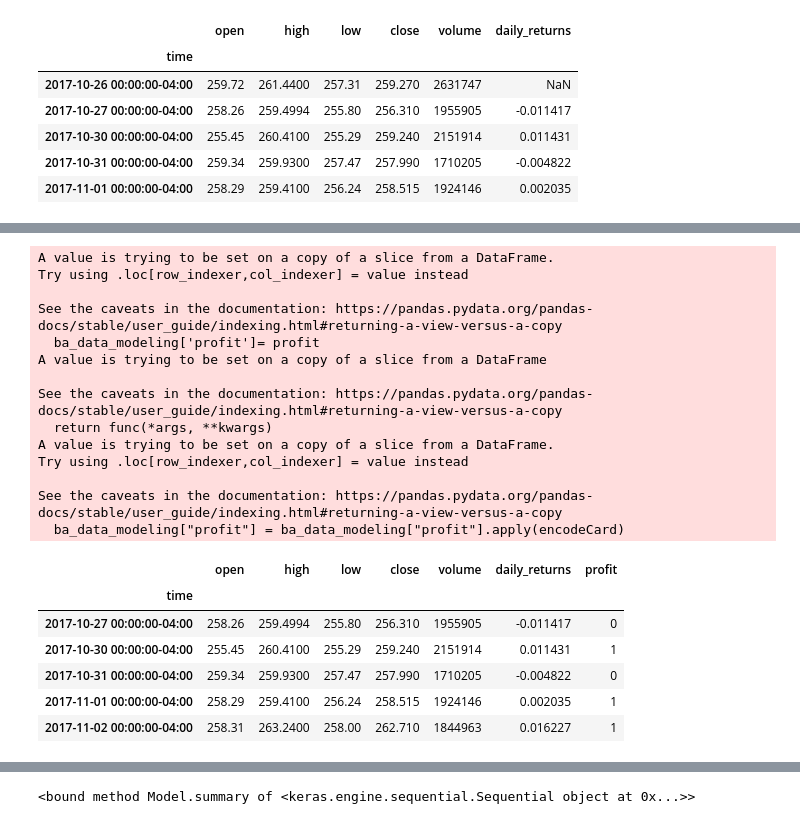
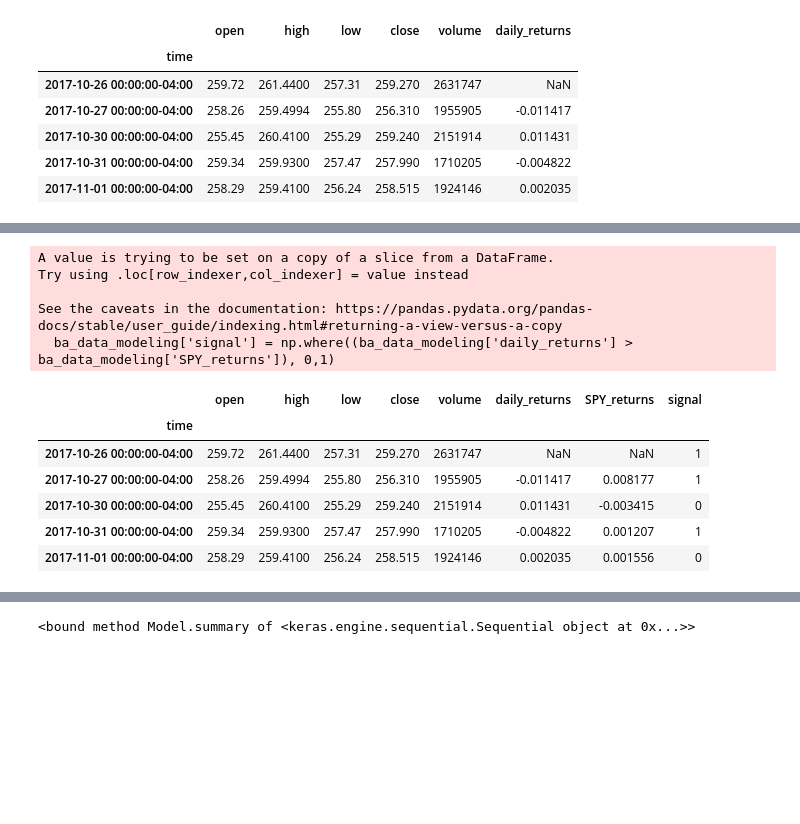
Before and after one commit to toniahurst/project_2, a Jupyter notebook: data_collection_db.ipynb, the cells around one changed output, grey strips where cells are left out. Drawn from its saved outputs; the diff is of its cells as text; code cells hidden in the pictures; blank space fills up the shorter version.

```diff
--- a/data_collection_db.ipynb
+++ b/data_collection_db.ipynb
@@ -792,5 +818,7 @@ See the caveats in the documentation: https://pandas.pydata.org/pandas-docs/stab
 | 2017-10-31 00:00:00-04:00 | 259.34 | 259.9300 | 257.47 | 257.990 | 1710205 | -0.004822 |
 | 2017-11-01 00:00:00-04:00 | 258.29 | 259.4100 | 256.24 | 258.515 | 1924146 | 0.002035 |
 # %%
-ba_data_modeling['close'].plot()
+snp = api.get_barset('SPY', timeframe='1D', limit=1000).df
+
+ba_data_modeling['SPY_returns']= snp['SPY']['close'].pct_change()
 # %% [output]
@@ -799,38 +830,28 @@ ba_data_modeling['close'].plot()
 # %%
-profit =[]
-for x in ba_data_modeling['daily_returns']:
-    if x > 0:
-        profit.append('gain')
-    else:
-        profit.append('loss')
-ba_data_modeling['profit']= profit
-ba_data_modeling.dropna(inplace=True)
+# profit =[]
+# for x in ba_data_modeling['daily_returns']:
+#     if x > ba_data_modeling['SPY_returns']:
+#         profit.append('gain')
+#     else:
+#         profit.append('loss')
+# ba_data_modeling['profit']= profit
+# ba_data_modeling.dropna(inplace=True)
+b
 
 
-
-ba_data_modeling["profit"] = ba_data_modeling["profit"].apply(encodeCard)
 ba_data_modeling.head()
 # %% [output]
 A value is trying to be set on a copy of a slice from a DataFrame.
 Try using .loc[row_indexer,col_indexer] = value instead
 
 See the caveats in the documentation: https://pandas.pydata.org/pandas-docs/stable/user_guide/indexing.html#returning-a-view-versus-a-copy
-  ba_data_modeling['profit']= profit
-A value is trying to be set on a copy of a slice from a DataFrame
-
-See the caveats in the documentation: https://pandas.pydata.org/pandas-docs/stable/user_guide/indexing.html#returning-a-view-versus-a-copy
-  return func(*args, **kwargs)
-A value is trying to be set on a copy of a slice from a DataFrame.
-Try using .loc[row_indexer,col_indexer] = value instead
-
-See the caveats in the documentation: https://pandas.pydata.org/pandas-docs/stable/user_guide/indexing.html#returning-a-view-versus-a-copy
-  ba_data_modeling["profit"] = ba_data_modeling["profit"].apply(encodeCard)
+  ba_data_modeling['signal'] = np.where((ba_data_modeling['daily_returns'] > ba_data_modeling['SPY_returns']), 0,1)
-|  | open | high | low | close | volume | daily_returns | profit |
-| time |  |  |  |  |  |  |  |
-| 2017-10-27 00:00:00-04:00 | 258.26 | 259.4994 | 255.80 | 256.310 | 1955905 | -0.011417 | 0 |
-| 2017-10-30 00:00:00-04:00 | 255.45 | 260.4100 | 255.29 | 259.240 | 2151914 | 0.011431 | 1 |
-| 2017-10-31 00:00:00-04:00 | 259.34 | 259.9300 | 257.47 | 257.990 | 1710205 | -0.004822 | 0 |
-| 2017-11-01 00:00:00-04:00 | 258.29 | 259.4100 | 256.24 | 258.515 | 1924146 | 0.002035 | 1 |
-| 2017-11-02 00:00:00-04:00 | 258.31 | 263.2400 | 258.00 | 262.710 | 1844963 | 0.016227 | 1 |
+|  | open | high | low | close | volume | daily_returns | SPY_returns | signal |
+| time |  |  |  |  |  |  |  |  |
+| 2017-10-26 00:00:00-04:00 | 259.72 | 261.4400 | 257.31 | 259.270 | 2631747 | NaN | NaN | 1 |
+| 2017-10-27 00:00:00-04:00 | 258.26 | 259.4994 | 255.80 | 256.310 | 1955905 | -0.011417 | 0.008177 | 1 |
+| 2017-10-30 00:00:00-04:00 | 255.45 | 260.4100 | 255.29 | 259.240 | 2151914 | 0.011431 | -0.003415 | 0 |
+| 2017-10-31 00:00:00-04:00 | 259.34 | 259.9300 | 257.47 | 257.990 | 1710205 | -0.004822 | 0.001207 | 1 |
+| 2017-11-01 00:00:00-04:00 | 258.29 | 259.4100 | 256.24 | 258.515 | 1924146 | 0.002035 | 0.001556 | 0 |
 # %%
 # enc_ba = pd.get_dummies(ba_data_modeling)
```
Also changed, not shown: parts of 54 cells of this notebook, 8 other files.
